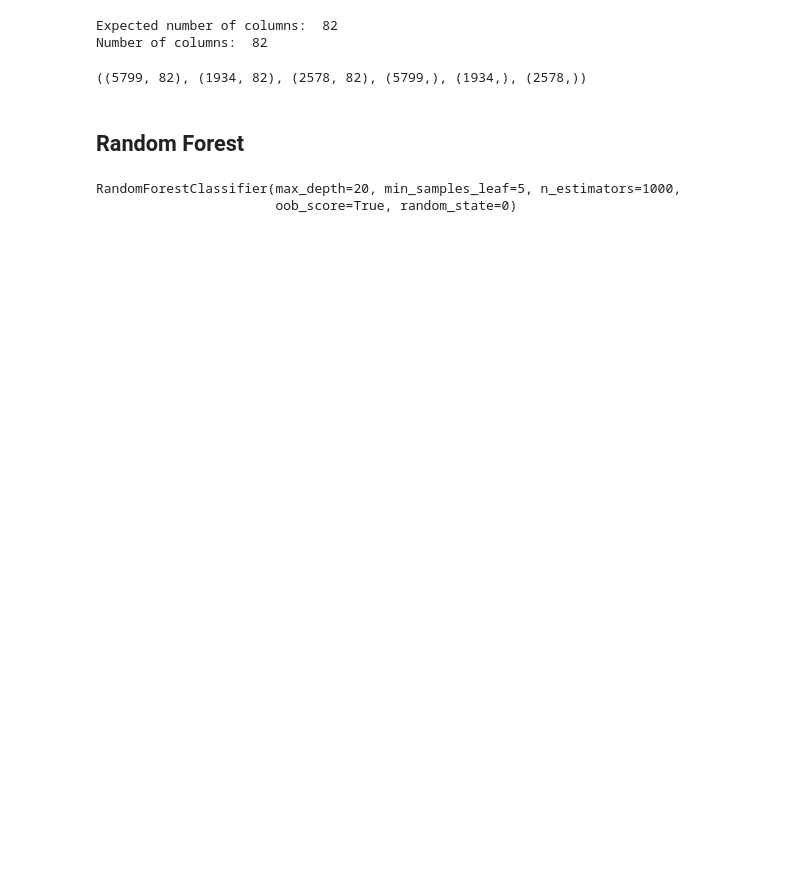
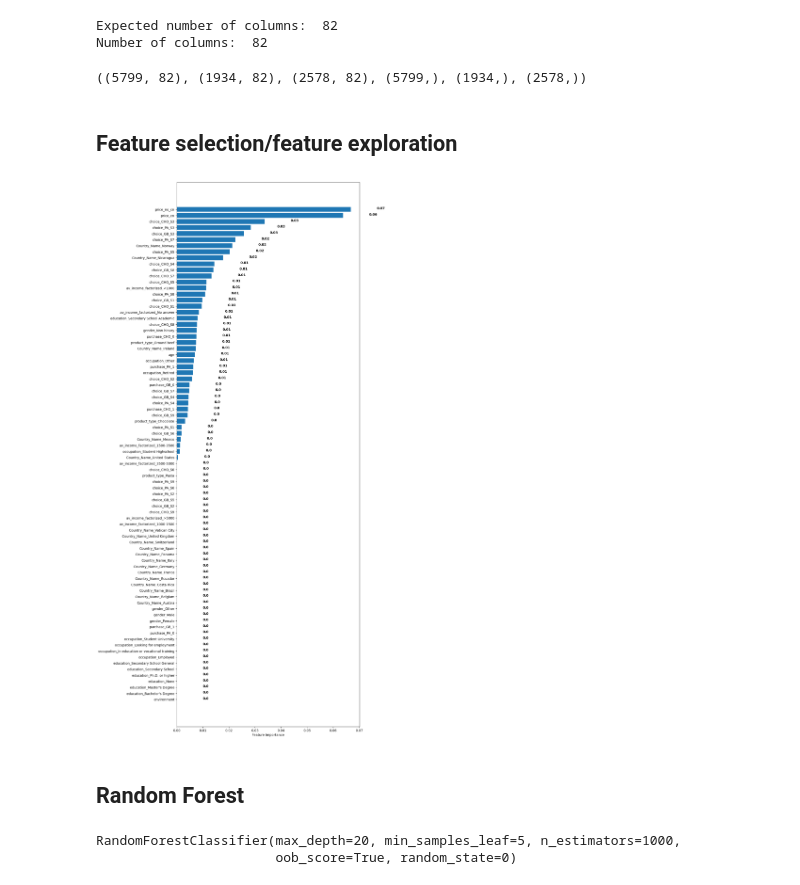
Before and after one commit to kevin19982/master_thesis, a Jupyter notebook: master_thesis_analysis_python.ipynb, the cells around one changed output. Drawn from its saved outputs; the diff is of its cells as text; code cells hidden in the pictures; blank space fills up the shorter version.

```diff
--- a/master_thesis_analysis_python.ipynb
+++ b/master_thesis_analysis_python.ipynb
@@ -245,6 +278,38 @@ X_train_2, X_valid, y_train_2, y_valid = train_test_split(X_train, y_train, test
 X_train_2.shape, X_valid.shape, X_test.shape, y_train_2.shape, y_valid.shape, y_test.shape
 # %% [output]
 ((5799, 82), (1934, 82), (2578, 82), (5799,), (1934,), (2578,))
+# %% [markdown]
+## Feature selection/feature exploration
+# %%
+# mutual information
+from sklearn.feature_selection import mutual_info_regression
+
+info_gain = mutual_info_regression(X_train, y_train)
+features = X_train
+
+feature_scores = {}
+for i in range(len(features.columns)):
+    feature_scores[features.columns[i]] = info_gain[i]
+# %%
+import matplotlib.pyplot as plt
+
+sorted_features = sorted(feature_scores.items(), key = lambda x: x[1], reverse = False)
+
+#for feature, score in sorted_features:
+#    print("Feature: ", feature, "Score: ", score)
+
+fig, ax = plt.subplots(figsize = (10, 30))
+y_pos = np.arange(len(sorted_features))
+ax.barh(y_pos, [score for feature, score in sorted_features], align = "center")
+ax.set_yticks(y_pos)
+ax.set_yticklabels([feature for feature, score in sorted_features])
+ax.set_xlabel("Feature Importance")
+
+for i, v in enumerate([score for feature, score in sorted_features]):
+    ax.text(v + 0.01, i, str(round(v, 2)), color = "black", fontweight = "bold")
+plt.show()
+# %% [output]
+[figure, added]
 # %% [markdown]
 ## Random Forest
 # %%
```
Also changed, not shown: parts of 32 cells of this notebook, 2 other files.
